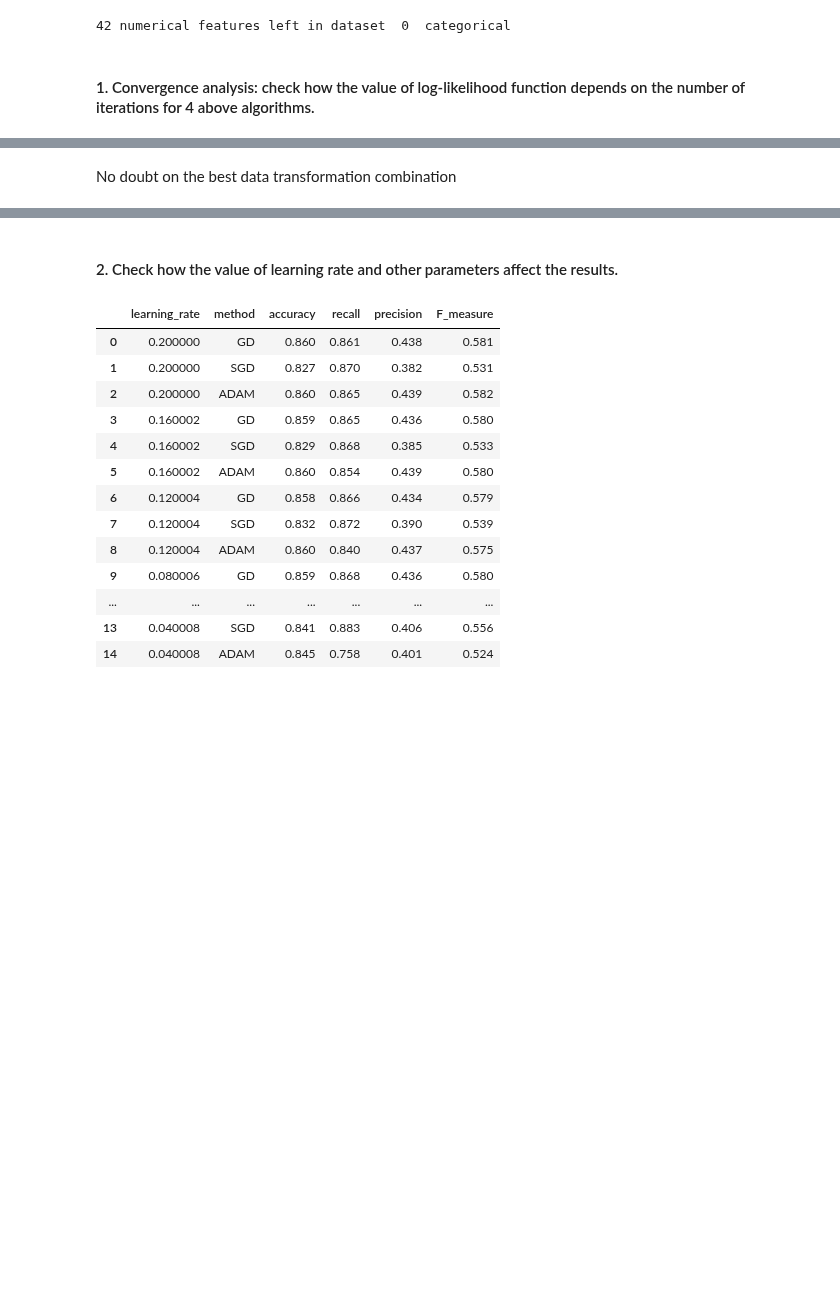
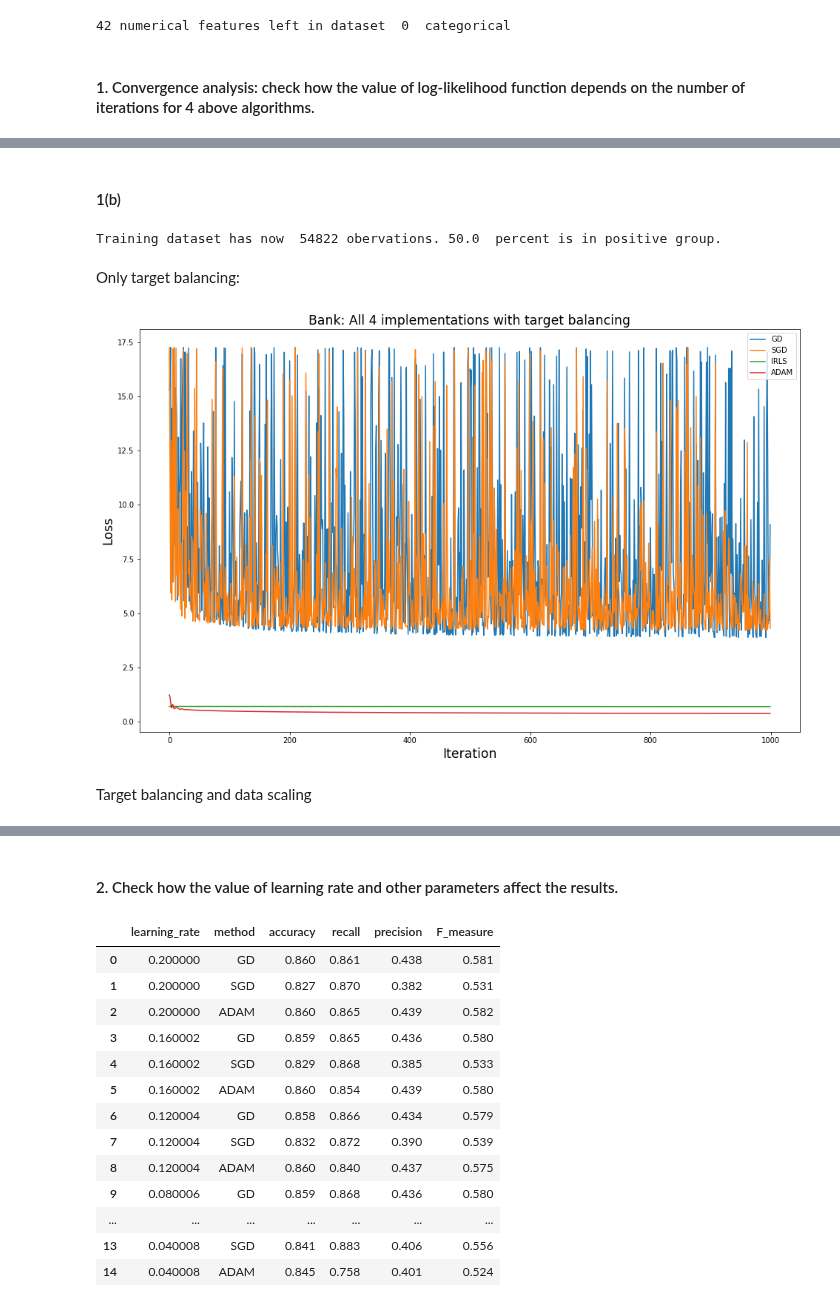
Before and after one commit to pawel99k/AML2022, a Jupyter notebook: Project1/experiments/04_Bank_experiments.ipynb, the cells around one changed output, grey strips where cells are left out. Drawn from its saved outputs; the diff is of its cells as text; code cells hidden in the pictures; blank space fills up the shorter version.

```diff
--- a/Project1/experiments/04_Bank_experiments.ipynb
+++ b/Project1/experiments/04_Bank_experiments.ipynb
@@ -116,13 +121,0 @@ lr_models_2 = {
-# %%
-plt.figure(figsize=(16, 10))
-losses={}
-for model_name, model in lr_models_2.items():
-    model.train(X_train_2, y_train_2)
-    losses[model_name]=model.get_optimizer_training_losses()
-    plt.plot(range(len(losses[model_name])), losses[model_name], label=model_name)
-plt.title('Bank: All 4 implementations with target balancing',fontsize='xx-large')
-plt.xlabel("Iteration",fontsize='xx-large')
-plt.ylabel("Loss",fontsize='xx-large')
-plt.legend()
-plt.savefig('Bank_conv_02.svg')
-plt.show()
@@ -194,2 +122,20 @@ plt.show()
-# %% [markdown]
-No doubt on the best data transformation combination
+# %% [markdown]
+#### 1(b)
+# %%
+y_train_2=y_bank_train.copy()
+y_test_2=y_bank_test.copy()
+
+# Rebalancing the training dataset
+X_train_2, y_train_2 = prep_bank.class_balancing(X_train, y_train_2)
+
+#Scaling the dataset
+s = StandardScaler()
+X_train_3 = s.fit_transform(X_train_2)
+X_test_3 = s.transform(X_test)
+y_train_2 = y_train_2.to_numpy()
+y_train_3 = y_train_2.copy()
+y_test_3 = y_test.copy()
+# %% [output]
+Training dataset has now  54822 obervations. 50.0  percent is in positive group.
+# %% [markdown]
+Only target balancing:
@@ -195,0 +150,17 @@ No doubt on the best data transformation combination
+# %%
+plt.figure(figsize=(16, 10))
+losses={}
+for model_name, model in lr_models_2.items():
+    model.train(X_train_2.to_numpy(), y_train_2)
+    losses[model_name]=model.get_optimizer_training_losses()
+    plt.plot(range(len(losses[model_name])), losses[model_name], label=model_name)
+plt.title('Bank: All 4 implementations with target balancing',fontsize='xx-large')
+plt.xlabel("Iteration",fontsize='xx-large')
+plt.ylabel("Loss",fontsize='xx-large')
+plt.legend()
+plt.savefig('Bank_conv_02.svg')
+plt.show()
+# %% [output]
+[figure, added]
+# %% [markdown]
+Target balancing and data scaling
```
Also changed, not shown: parts of 41 cells of this notebook, 4 other files.
